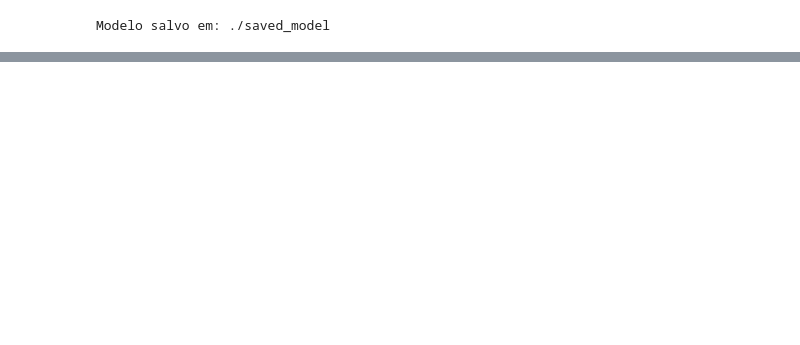
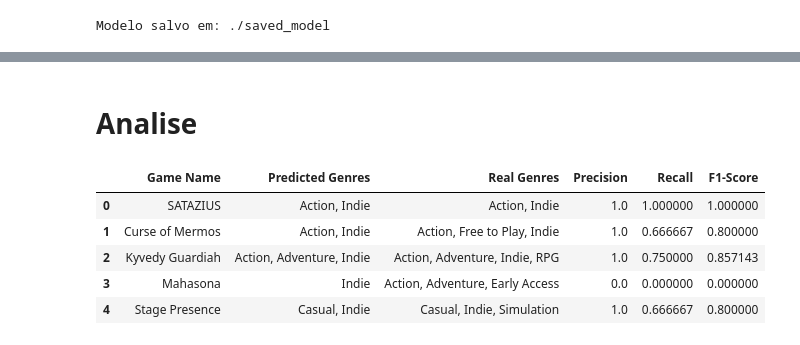
Before and after one commit to thaisfds/NLP_Natural_Language_Processing_Projects, a Jupyter notebook: TP_FINAL/main.ipynb, the cells around one changed output, grey strips where cells are left out. Cells and saved outputs as stored; diff of their text form; code cells hidden in the pictures; blank space fills up the shorter version.

Commit message:
foi, falta analisar os resultados

```diff
--- a/TP_FINAL/main.ipynb
+++ b/TP_FINAL/main.ipynb
@@ -444,0 +539,11 @@ F1-Score (Global): 0.3551
+# %% [markdown]
+# Analise
+# %%
+df_results_complete.head()
+# %% [output]
+|  | Game Name | Predicted Genres | Real Genres | Precision | Recall | F1-Score |
+| 0 | SATAZIUS | Action, Indie | Action, Indie | 1.0 | 1.000000 | 1.000000 |
+| 1 | Curse of Mermos | Action, Indie | Action, Free to Play, Indie | 1.0 | 0.666667 | 0.800000 |
+| 2 | Kyvedy Guardiah | Action, Adventure, Indie | Action, Adventure, Indie, RPG | 1.0 | 0.750000 | 0.857143 |
+| 3 | Mahasona | Indie | Action, Adventure, Early Access | 0.0 | 0.000000 | 0.000000 |
+| 4 | Stage Presence | Casual, Indie | Casual, Indie, Simulation | 1.0 | 0.666667 | 0.800000 |
```
Also changed, not shown: parts of 8 cells of this notebook.
